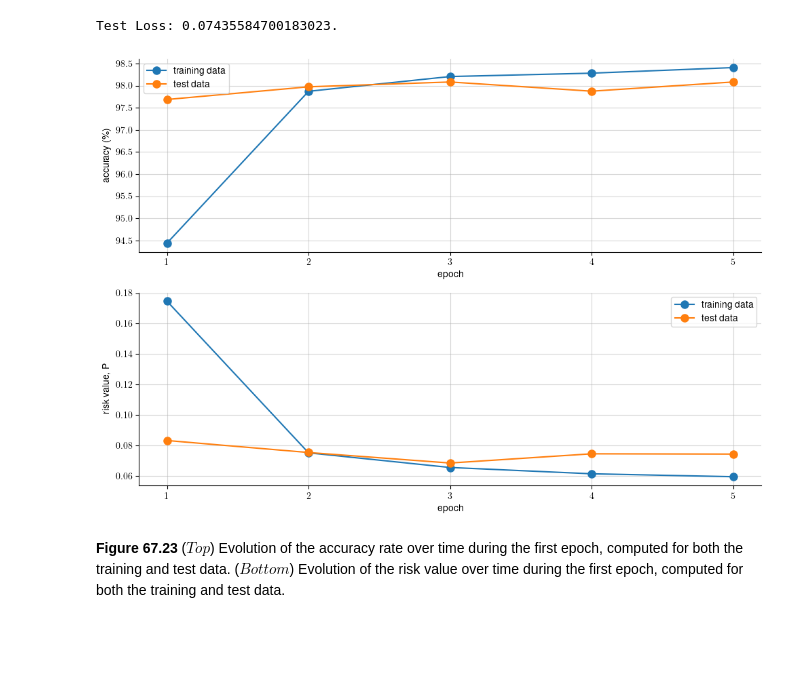
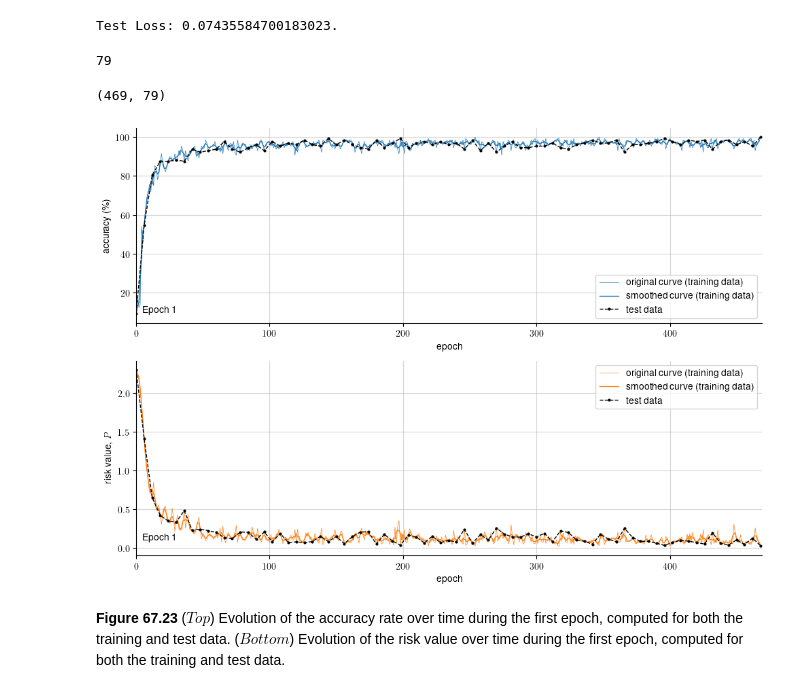
Before and after one commit to asl-epfl/inference-learning-data-2022-python, a Jupyter notebook: chapter-67/chapter-67.ipynb, the cells around one changed output. Saved outputs shown, nothing was run; the diff lists cells and outputs as text; code cells hidden in the pictures; blank space fills up the shorter version.

Commit message:
fix figures

```diff
--- a/chapter-67/chapter-67.ipynb
+++ b/chapter-67/chapter-67.ipynb
@@ -169,7 +168,7 @@ class CNN(nn.Module):
 model = CNN()
 
 # training parameters
-epochs = 5
+epochs = 1
 lr = 0.01 # learning rate
 
 loss = nn.CrossEntropyLoss()
@@ -203,8 +202,8 @@ for epoch in range(epochs):
         epoch_acc.append(accuracy.item())
         epoch_loss.append(loss_output.item())
 
-    training_acc.append(np.mean(epoch_acc))
-    train_loss.append(np.mean(epoch_loss))
+        training_acc.append(np.mean(epoch_acc))
+        train_loss.append(np.mean(epoch_loss))
     print(f"Training Loss: {np.mean(epoch_loss)}.")
 
     epoch_acc = []
@@ -244,3 +243,7 @@ Test Loss: 0.07454087981317617.
 Epoch 5/5
 Training Loss: 0.0594883887189081.
 Test Loss: 0.07435584700183023.
+# %%
+len(test_dataloader)
+# %% [output]
+79
@@ -247,40 +308,59 @@ Test Loss: 0.07435584700183023.
+# %%
+len(train_loss), len(test_loss)
+# %% [output]
+(469, 79)
+# %%
+training_x = np.arange(len(train_loss))
+test_x = np.arange(len(train_loss), step=n_train_test)
+
+def smooth(y, box_pts):
+    box = np.ones(box_pts)/box_pts
+    y_smooth = np.convolve(y, box, mode='same')
+    return y_smooth
+
+training_acc_smooth = smooth(training_acc, 3)
+train_loss_smooth = smooth(train_loss, 3)
 # %%
 plt.rcParams.update({
     "text.usetex": True,
     "font.family": "sans-serif",
     "font.sans-serif": "Helvetica",
 })
 
 plt.rcParams['figure.figsize']=10, 7
 fig = plt.figure()
 
 ax = plt.subplot(211)
-ax.plot(np.arange(1, 6), training_acc,"-o", markersize=8, label="training data")
-ax.plot(np.arange(1, 6), test_acc, "-o", markersize=8, label="test data")
+ax.plot(training_x, training_acc,"-", markersize=2, label="original curve (training data)", linewidth=0.5)
+ax.plot(training_x[:-1], training_acc_smooth[:-1],"-", markersize=2, label="smoothed curve (training data)", linewidth=1, color="tab:blue")
+ax.plot(test_x, test_acc, "--o", markersize=2, label="test data", linewidth=1, color="black")
 ax.spines[['right', 'top']].set_visible(False)
 plt.grid(zorder=0, alpha=0.5)
 ax.set_ylabel("accuracy (\%)", fontsize=10)
 ax.set_xlabel("epoch", fontsize=10)
-ax.set_xticks(np.arange(1, 6))
-plt.legend()
+ax.set_xlim([0, 469])
+ax.annotate("Epoch 1", xy=(5, 10))
+plt.legend(loc=4)
 
 ax = plt.subplot(212)
-ax.plot(np.arange(1, 6), train_loss, "-o", markersize=8, label="training data")
-ax.plot(np.arange(1, 6), test_loss, "-o", markersize=8, label="test data")
+ax.plot(training_x, train_loss,"-", markersize=2, label="original curve (training data)", linewidth=0.5, color="tab:orange")
+ax.plot(training_x[1:], train_loss_smooth[1:],"-", markersize=2, label="smoothed curve (training data)", linewidth=1, color="tab:orange")
+ax.plot(test_x, test_loss, "--o", markersize=2, label="test data", linewidth=1, color="black")
 ax.spines[['right', 'top']].set_visible(False)
 plt.grid(zorder=0, alpha=0.5)
-ax.set_ylabel("risk value, P", fontsize=10)
+ax.set_ylabel("risk value, $P$", fontsize=10)
 ax.set_xlabel("epoch", fontsize=10)
-ax.set_xticks(np.arange(1, 6))
+ax.set_xlim([0, 469])
 plt.legend()
 
 plt.tight_layout()
 
 plt.savefig("figs/fig-23.pdf", format="pdf", bbox_inches="tight")
+ax.annotate("Epoch 1", xy=(5, 0.1))
 
 plt.show()
 # %% [output]
-[figure, old version]
+[figure, new version]
 # %% [markdown]
 **Figure 67.23** ($\textit{Top}$) Evolution of the accuracy rate over time during the first epoch, computed for both the training and test data. ($\textit{Bottom}$) Evolution of the risk value over time during the first epoch, computed for both the training and test data.
 # %% [markdown]
```
Also changed, not shown: parts of 2 cells of this notebook, 1 other file.
